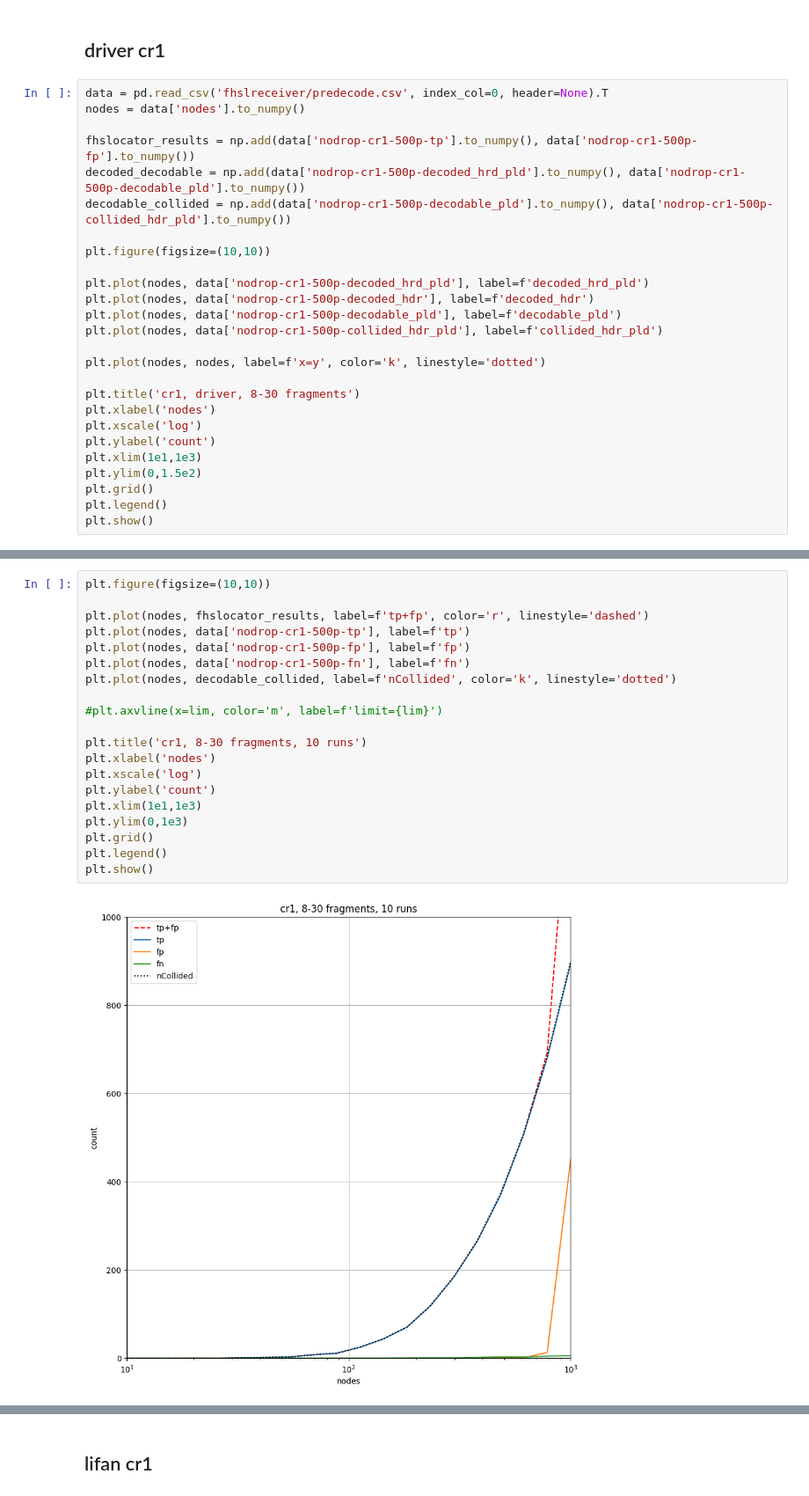
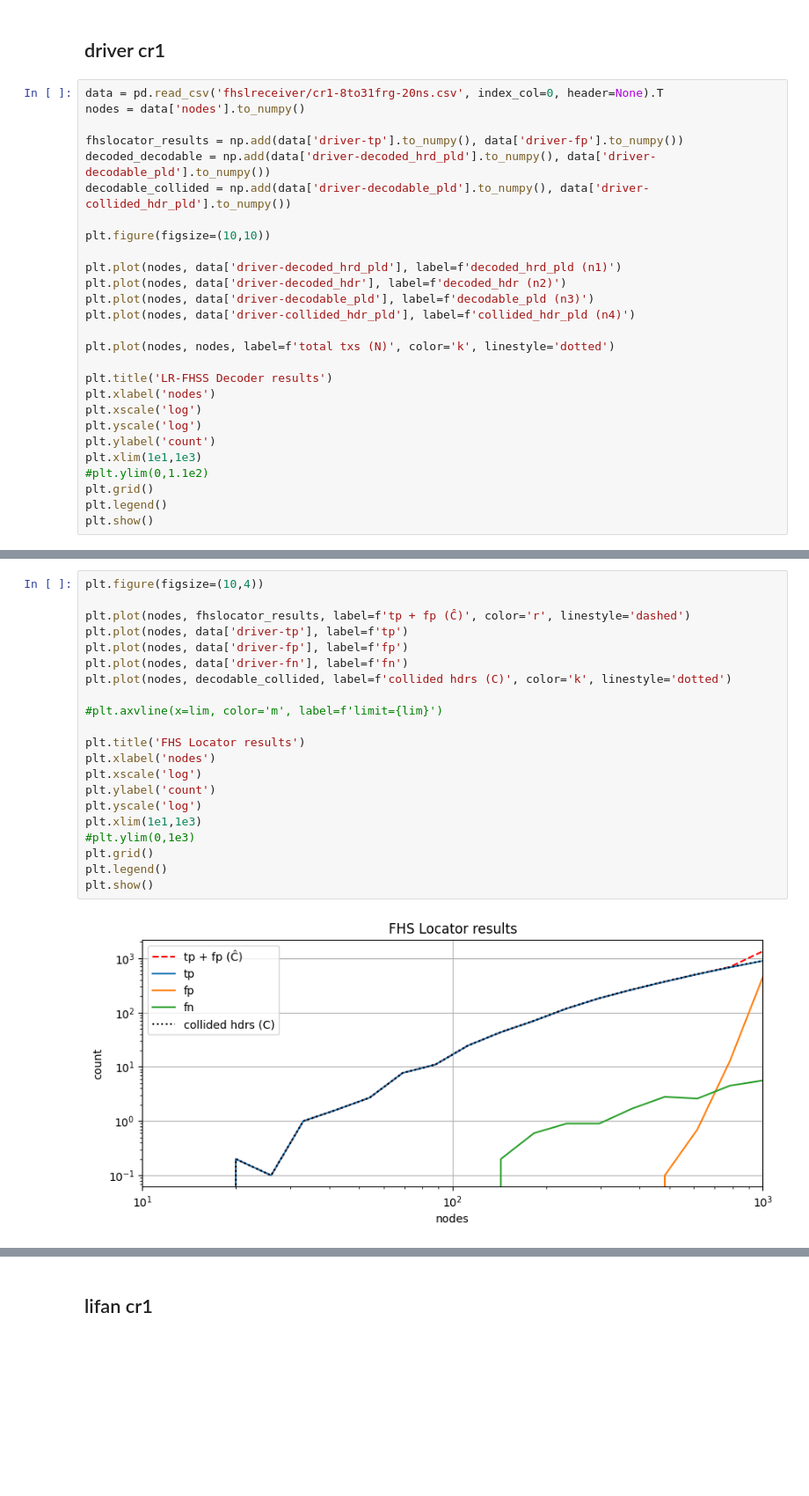
Before and after one commit to diegomm6/lr-fhss_seq-families, a Jupyter notebook: predecode.ipynb, the cells around one changed output, grey strips where cells are left out. Shown at 88% size. Drawn from its saved outputs; the diff is of its cells as text; blank space fills up the shorter version.

```diff
--- a/predecode.ipynb
+++ b/predecode.ipynb
@@ -7,28 +7,29 @@ import pandas as pd
 # %% [markdown]
 ## driver cr1
 # %%
-data = pd.read_csv('fhslreceiver/predecode.csv', index_col=0, header=None).T
+data = pd.read_csv('fhslreceiver/cr1-8to31frg-20ns.csv', index_col=0, header=None).T
 nodes = data['nodes'].to_numpy()
 
-fhslocator_results = np.add(data['nodrop-cr1-500p-tp'].to_numpy(), data['nodrop-cr1-500p-fp'].to_numpy())
-decoded_decodable = np.add(data['nodrop-cr1-500p-decoded_hrd_pld'].to_numpy(), data['nodrop-cr1-500p-decodable_pld'].to_numpy())
-decodable_collided = np.add(data['nodrop-cr1-500p-decodable_pld'].to_numpy(), data['nodrop-cr1-500p-collided_hdr_pld'].to_numpy())
+fhslocator_results = np.add(data['driver-tp'].to_numpy(), data['driver-fp'].to_numpy())
+decoded_decodable = np.add(data['driver-decoded_hrd_pld'].to_numpy(), data['driver-decodable_pld'].to_numpy())
+decodable_collided = np.add(data['driver-decodable_pld'].to_numpy(), data['driver-collided_hdr_pld'].to_numpy())
 
 plt.figure(figsize=(10,10))
 
-plt.plot(nodes, data['nodrop-cr1-500p-decoded_hrd_pld'], label=f'decoded_hrd_pld')
-plt.plot(nodes, data['nodrop-cr1-500p-decoded_hdr'], label=f'decoded_hdr')
-plt.plot(nodes, data['nodrop-cr1-500p-decodable_pld'], label=f'decodable_pld')
-plt.plot(nodes, data['nodrop-cr1-500p-collided_hdr_pld'], label=f'collided_hdr_pld')
+plt.plot(nodes, data['driver-decoded_hrd_pld'], label=f'decoded_hrd_pld (n1)')
+plt.plot(nodes, data['driver-decoded_hdr'], label=f'decoded_hdr (n2)')
+plt.plot(nodes, data['driver-decodable_pld'], label=f'decodable_pld (n3)')
+plt.plot(nodes, data['driver-collided_hdr_pld'], label=f'collided_hdr_pld (n4)')
 
-plt.plot(nodes, nodes, label=f'x=y', color='k', linestyle='dotted')
+plt.plot(nodes, nodes, label=f'total txs (N)', color='k', linestyle='dotted')
 
-plt.title('cr1, driver, 8-30 fragments')
+plt.title('LR-FHSS Decoder results')
 plt.xlabel('nodes')
 plt.xscale('log')
+plt.yscale('log')
 plt.ylabel('count')
 plt.xlim(1e1,1e3)
-plt.ylim(0,1.5e2)
+#plt.ylim(0,1.1e2)
 plt.grid()
 plt.legend()
 plt.show()
@@ -37,25 +38,26 @@ plt.show()
 # %%
-plt.figure(figsize=(10,10))
+plt.figure(figsize=(10,4))
 
-plt.plot(nodes, fhslocator_results, label=f'tp+fp', color='r', linestyle='dashed')
-plt.plot(nodes, data['nodrop-cr1-500p-tp'], label=f'tp')
-plt.plot(nodes, data['nodrop-cr1-500p-fp'], label=f'fp')
-plt.plot(nodes, data['nodrop-cr1-500p-fn'], label=f'fn')
-plt.plot(nodes, decodable_collided, label=f'nCollided', color='k', linestyle='dotted')
+plt.plot(nodes, fhslocator_results, label=f'tp + fp (Ĉ)', color='r', linestyle='dashed')
+plt.plot(nodes, data['driver-tp'], label=f'tp')
+plt.plot(nodes, data['driver-fp'], label=f'fp')
+plt.plot(nodes, data['driver-fn'], label=f'fn')
+plt.plot(nodes, decodable_collided, label=f'collided hdrs (C)', color='k', linestyle='dotted')
 
 #plt.axvline(x=lim, color='m', label=f'limit={lim}')
 
-plt.title('cr1, 8-30 fragments, 10 runs')
+plt.title('FHS Locator results')
 plt.xlabel('nodes')
 plt.xscale('log')
 plt.ylabel('count')
+plt.yscale('log')
 plt.xlim(1e1,1e3)
-plt.ylim(0,1e3)
+#plt.ylim(0,1e3)
 plt.grid()
 plt.legend()
 plt.show()
 # %% [output]
-[figure, old version]
+[figure, new version]
 # %%
 plt.figure(figsize=(10,5))
 
```
Also changed, not shown: parts of 21 cells of this notebook, 12 other files.
